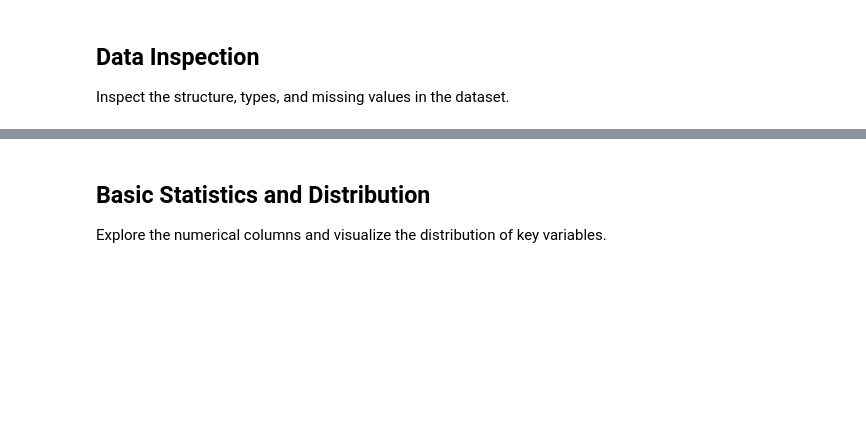
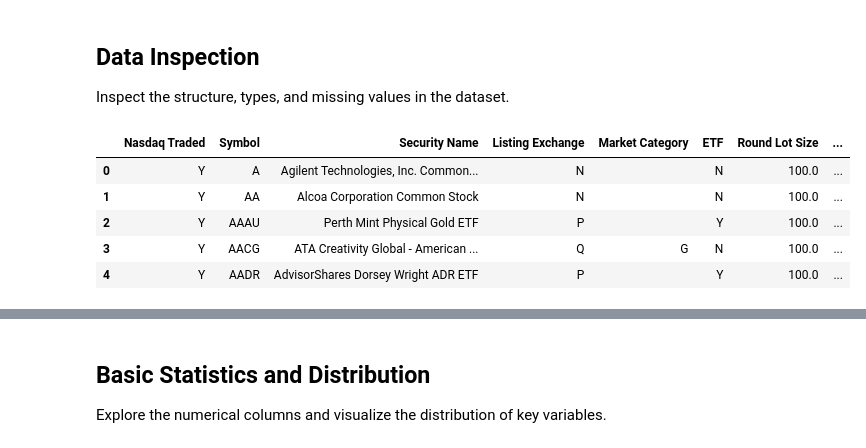
Before and after one commit to Dwamenachrist/FUTURE_ML_02, a Jupyter notebook: Stock_Price_Forecasting_LSTM.ipynb, the cells around one changed output, grey strips where cells are left out. Cells and saved outputs as stored; diff of their text form; code cells hidden in the pictures; blank space fills up the shorter version.

```diff
--- a/Stock_Price_Forecasting_LSTM.ipynb
+++ b/Stock_Price_Forecasting_LSTM.ipynb
@@ -13,3 +16,15 @@ from sklearn.preprocessing import StandardScaler
 ## Data Inspection
 
 Inspect the structure, types, and missing values in the dataset.
+# %%
+data = pd.read_csv("symbols_valid_meta.csv")
+
+# Step: Quick preview
+data.head()
+# %% [output]
+|  | Nasdaq Traded | Symbol | Security Name | Listing Exchange | Market Category | ETF | Round Lot Size | ... |
+| 0 | Y | A | Agilent Technologies, Inc. Common... | N |  | N | 100.0 | ... |
+| 1 | Y | AA | Alcoa Corporation Common Stock | N |  | N | 100.0 | ... |
+| 2 | Y | AAAU | Perth Mint Physical Gold ETF | P |  | Y | 100.0 | ... |
+| 3 | Y | AACG | ATA Creativity Global - American ... | Q | G | N | 100.0 | ... |
+| 4 | Y | AADR | AdvisorShares Dorsey Wright ADR ETF | P |  | Y | 100.0 | ... |
```
Also changed, not shown: parts of 13 cells of this notebook.
